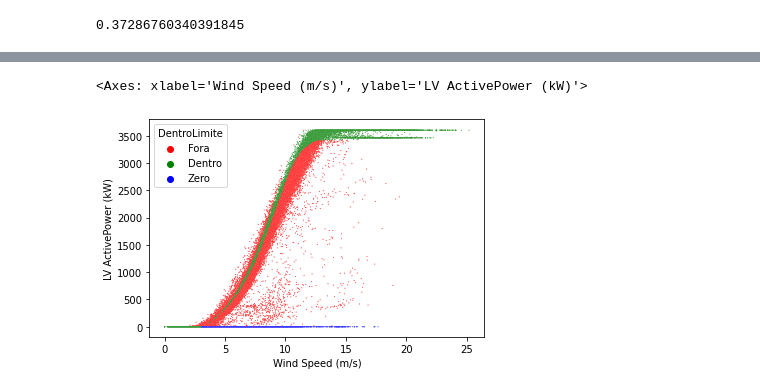
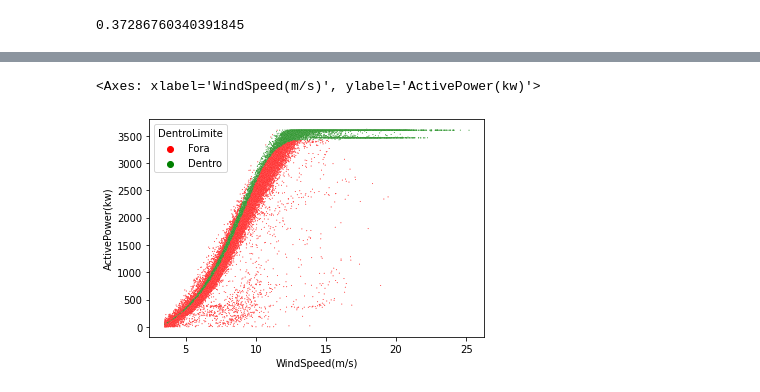
Before and after one commit to RaulOAlves/Wind_Turbine_Scada, a Jupyter notebook: Wind_Turbine_Scada.ipynb, the cells around one changed output, grey strips where cells are left out. Saved outputs shown, nothing was run; the diff lists cells and outputs as text; code cells hidden in the pictures.

```diff
--- a/Wind_Turbine_Scada.ipynb
+++ b/Wind_Turbine_Scada.ipynb
@@ -248,6 +284,6 @@ df
 # %%
 cores = {'Dentro':'green', 'Fora': 'red', 'Zero':'blue'}
-sns.scatterplot(data=df, x='Wind Speed (m/s)', y='LV ActivePower (kW)', hue='DentroLimite', s=1, palette=cores)
+sns.scatterplot(data=df_3, x='WindSpeed(m/s)', y='ActivePower(kw)', hue='DentroLimite', s=1, palette=cores)
 # %% [output]
-<Axes: xlabel='Wind Speed (m/s)', ylabel='LV ActivePower (kW)'>
+<Axes: xlabel='WindSpeed(m/s)', ylabel='ActivePower(kw)'>
-[figure, old version]
+[figure, new version]
```
Also changed, not shown: parts of 11 cells of this notebook.
